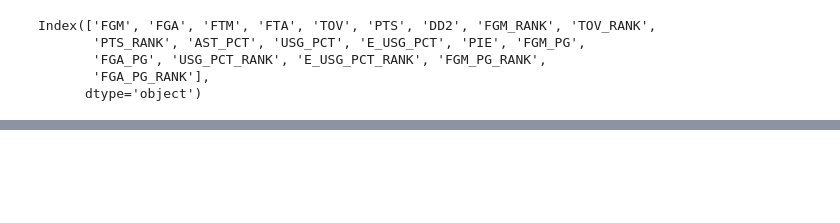
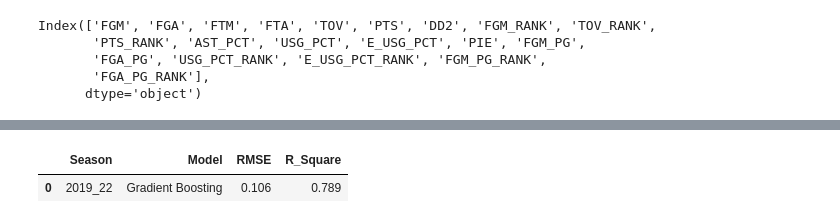
Before and after one commit to frankkhung/NBA-MVP-Prediction, a Jupyter notebook: mvp_prediction.ipynb, the cells around one changed output, grey strips where cells are left out. Drawn from its saved outputs; the diff is of its cells as text; code cells hidden in the pictures; blank space fills up the shorter version.

```diff
--- a/mvp_prediction.ipynb
+++ b/mvp_prediction.ipynb
@@ -157,18 +160,27 @@ No data for colormapping provided via 'c'. Parameters 'vmin', 'vmax' will be ign
 # %%
 # Gradient Boosting
 param_grid = {'n_estimators': [10,20,30,40,50],
                              'learning_rate': [0.01,0.05,0.1,0.2,0.5],
                              'max_depth': [3,4,5]}
 gb_model = GradientBoostingRegressor()
-grid = GridSearchCV(gb_model, param_grid)
+kf = KFold(n_splits=10, shuffle=True, random_state=1)
+grid = GridSearchCV(gb_model, param_grid, cv = kf)
 grid.fit(nba_2000_18_new, share_2000_18)
 model_gb = GradientBoostingRegressor(**grid.best_params_)
 
 
 # train Gradient Boosting
 model_gb.fit(nba_2000_18_new, share_2000_18)
 trained_models['Gradient Boosting'] = model_gb
 
 # get test set values
 y_pred_gb = model_gb.predict(nba_2019_22_new)
 test_values['Gradient Boosting'] = y_pred_gb
+
+# test result
+gb_metrics = pd.DataFrame()
+gb_metrics = testing_metrics(share_2019_22, y_pred_gb, gb_metrics, 'Gradient Boosting', '2019_22')
+gb_metrics
+# %% [output]
+|  | Season | Model | RMSE | R_Square |
+| 0 | 2019_22 | Gradient Boosting | 0.106 | 0.789 |
```
Also changed, not shown: parts of 17 cells of this notebook, 6 other files.
